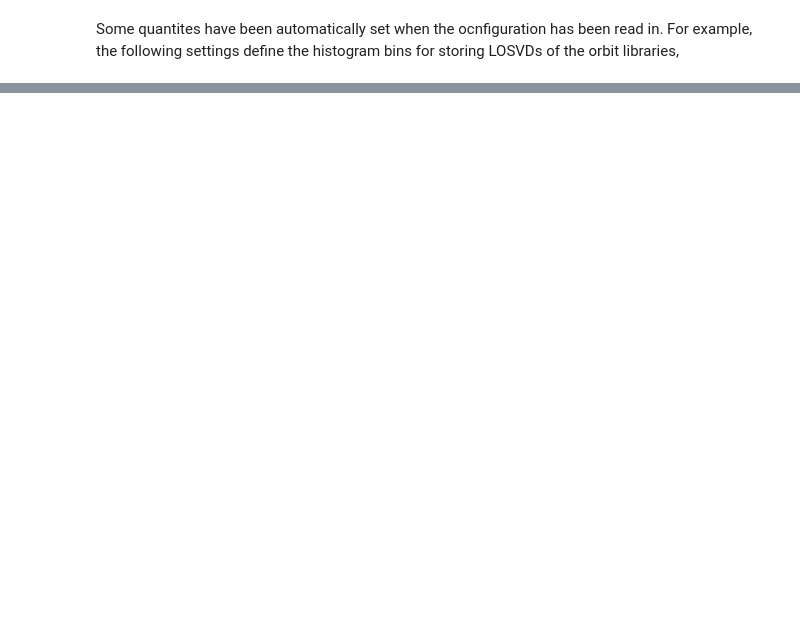
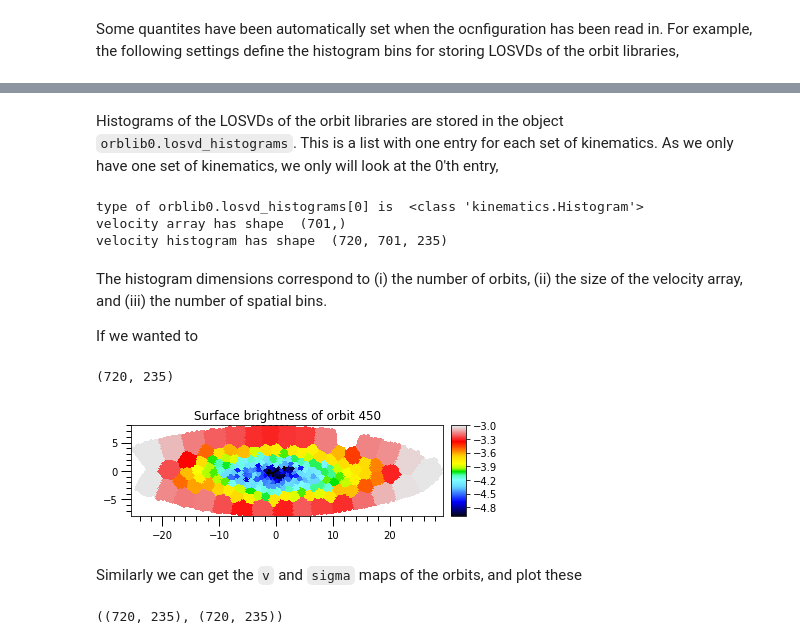
Before and after one commit to dynamics-of-stellar-systems/dynamite, a Jupyter notebook: dev_tests/bayes_losvd/DYNMAITE_and_BAYES_LOSVD.ipynb, the cells around one changed output, grey strips where cells are left out. Saved outputs shown, nothing was run; the diff lists cells and outputs as text; code cells hidden in the pictures; blank space fills up the shorter version.

```diff
--- a/dev_tests/bayes_losvd/DYNMAITE_and_BAYES_LOSVD.ipynb
+++ b/dev_tests/bayes_losvd/DYNMAITE_and_BAYES_LOSVD.ipynb
@@ -483,0 +317,45 @@ display_pixels.display_pixels(x, y,
+# %%
+parset0 = c.all_models.parspace.get_parset()
+mod0 = dyn.model.Model(system=c.system,
+                       settings=c.settings,
+                       parspace=c.parspace,
+                       parset=parset0)
+mod0.setup_directories()
+orblib0 = mod0.get_orblib()
+# %% [markdown]
+Histograms of the LOSVDs of the orbit libraries are stored in the object `orblib0.losvd_histograms`. This is a list with one entry for each set of kinematics. As we only have one set of kinematics, we only will look at the 0'th entry,
+# %%
+print('type of orblib0.losvd_histograms[0] is ', type(orblib0.losvd_histograms[0]))
+print('velocity array has shape ', orblib0.losvd_histograms[0].x.shape)
+print('velocity histogram has shape ', orblib0.losvd_histograms[0].y.shape)
+# %% [output]
+type of orblib0.losvd_histograms[0] is  <class 'kinematics.Histogram'>
+velocity array has shape  (701,)
+velocity histogram has shape  (720, 701, 235)
+# %% [markdown]
+The histogram dimensions correspond to (i) the number of orbits, (ii) the size of the velocity array, and (iii) the number of spatial bins.
+
+If we wanted to
+# %%
+log_sb_per_orbit = np.log10(np.sum(orblib0.losvd_histograms[0].y, (1,)))
+print(log_sb_per_orbit.shape)
+# %% [output]
+(720, 235)
+# %%
+orbit_idx = 450
+map_plotter(log_sb_per_orbit[orbit_idx],
+            cmap='sauron',
+            vmin=-5,
+            vmax=-3,
+            colorbar=True)
+_ = plt.gca().set_title(f'Surface brightness of orbit {orbit_idx}')
+# %% [output]
+[figure, added]
+# %% [markdown]
+Similarly we can get the `v` and `sigma` maps of the orbits, and plot these
+# %%
+orblib0_v = orblib0.losvd_histograms[0].get_mean()
+orblib0_sigma = orblib0.losvd_histograms[0].get_sigma()
+orblib0_v.shape, orblib0_sigma.shape
+# %% [output]
+((720, 235), (720, 235))
```
Also changed, not shown: parts of 51 cells of this notebook, 3 other files.
